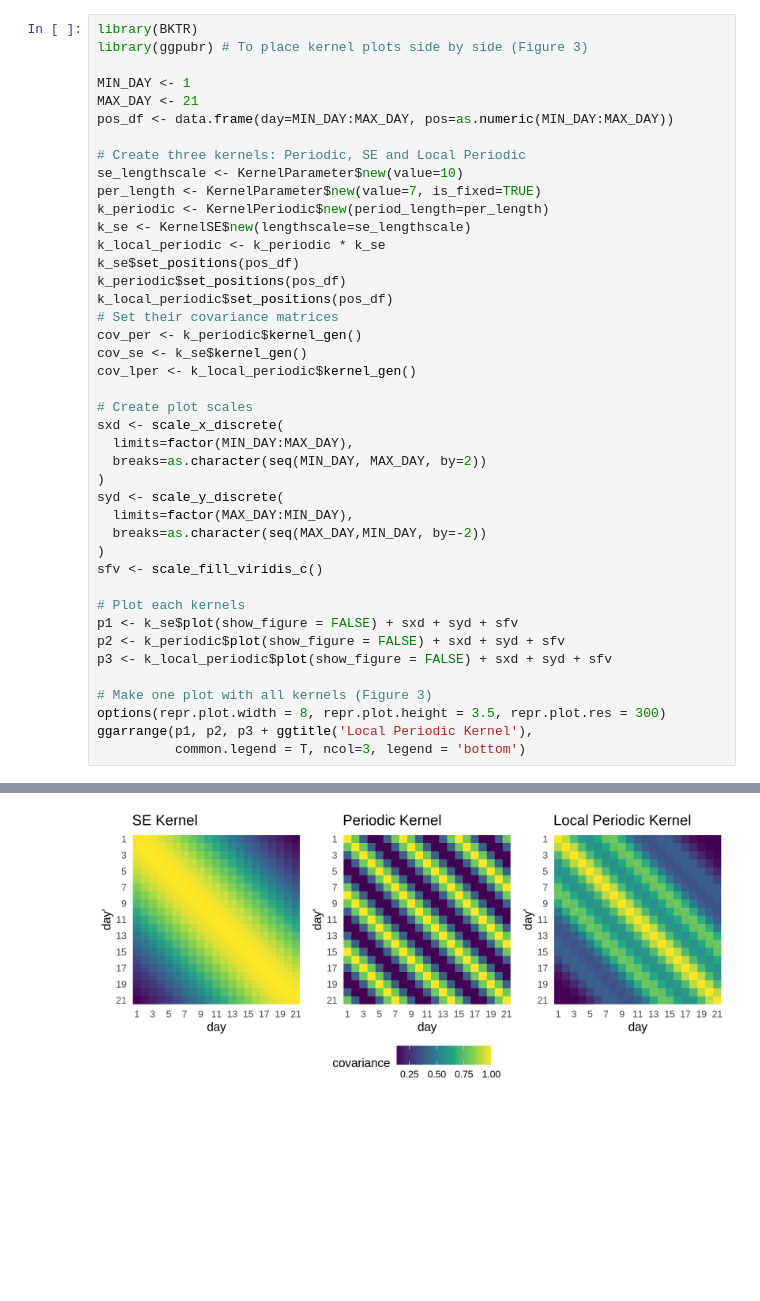
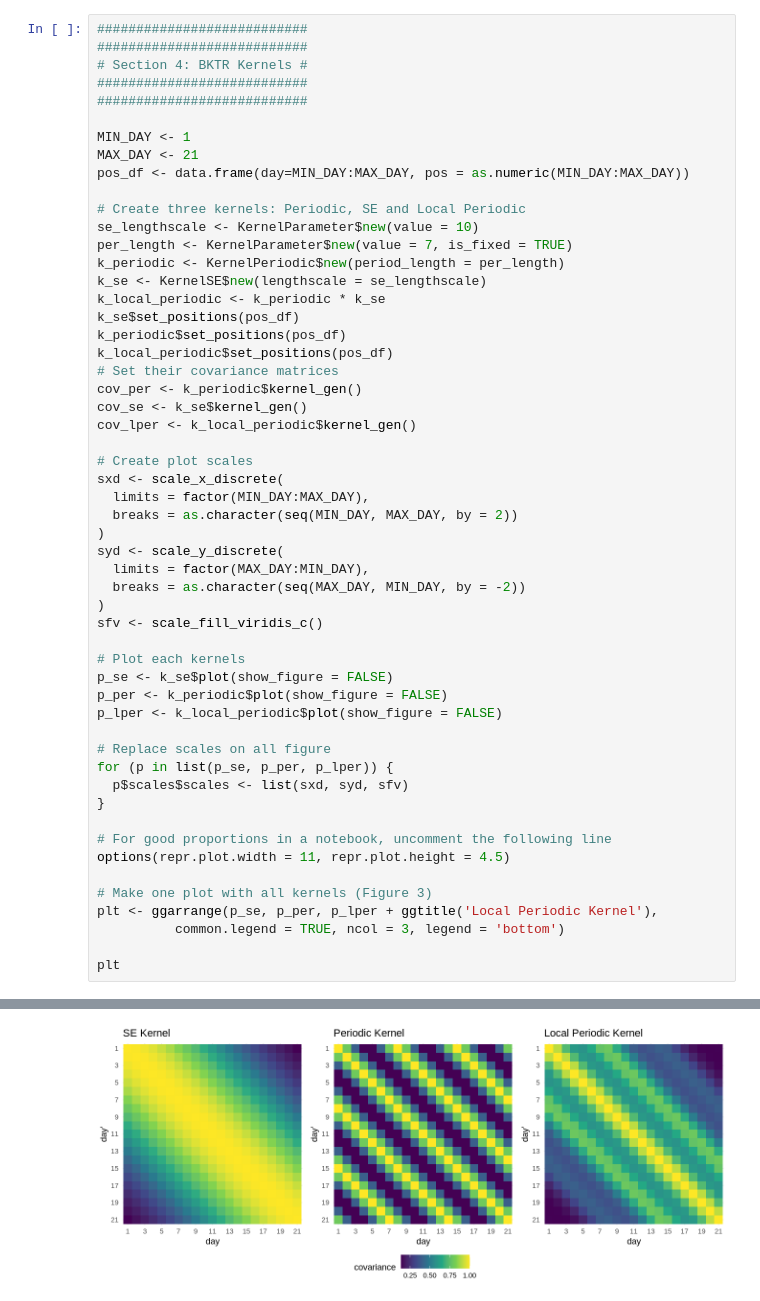
Before and after one commit to julien-hec/bktr-examples, a Jupyter notebook: BKTR_Sec_4_R_NB.ipynb, the cells around one changed output, grey strips where cells are left out. Cells and saved outputs as stored; diff of their text form; blank space fills up the shorter version.

Commit message:
Added 0.2.0 replication scripts and notebooks

```diff
--- a/BKTR_Sec_4_R_NB.ipynb
+++ b/BKTR_Sec_4_R_NB.ipynb
@@ -39,16 +80,19 @@ also installing the dependencies ‘numDeriv’, ‘SparseM’, ‘MatrixModels
 # %%
-library(BKTR)
-library(ggpubr) # To place kernel plots side by side (Figure 3)
+###########################
+###########################
+# Section 4: BKTR Kernels #
+###########################
+###########################
 
 MIN_DAY <- 1
 MAX_DAY <- 21
-pos_df <- data.frame(day=MIN_DAY:MAX_DAY, pos=as.numeric(MIN_DAY:MAX_DAY))
+pos_df <- data.frame(day=MIN_DAY:MAX_DAY, pos = as.numeric(MIN_DAY:MAX_DAY))
 
 # Create three kernels: Periodic, SE and Local Periodic
-se_lengthscale <- KernelParameter$new(value=10)
-per_length <- KernelParameter$new(value=7, is_fixed=TRUE)
-k_periodic <- KernelPeriodic$new(period_length=per_length)
-k_se <- KernelSE$new(lengthscale=se_lengthscale)
+se_lengthscale <- KernelParameter$new(value = 10)
+per_length <- KernelParameter$new(value = 7, is_fixed = TRUE)
+k_periodic <- KernelPeriodic$new(period_length = per_length)
+k_se <- KernelSE$new(lengthscale = se_lengthscale)
 k_local_periodic <- k_periodic * k_se
 k_se$set_positions(pos_df)
 k_periodic$set_positions(pos_df)
@@ -60,22 +104,31 @@ cov_lper <- k_local_periodic$kernel_gen()
 
 # Create plot scales
 sxd <- scale_x_discrete(
-  limits=factor(MIN_DAY:MAX_DAY),
-  breaks=as.character(seq(MIN_DAY, MAX_DAY, by=2))
+  limits = factor(MIN_DAY:MAX_DAY),
+  breaks = as.character(seq(MIN_DAY, MAX_DAY, by = 2))
 )
 syd <- scale_y_discrete(
-  limits=factor(MAX_DAY:MIN_DAY),
-  breaks=as.character(seq(MAX_DAY,MIN_DAY, by=-2))
+  limits = factor(MAX_DAY:MIN_DAY),
+  breaks = as.character(seq(MAX_DAY, MIN_DAY, by = -2))
 )
 sfv <- scale_fill_viridis_c()
 
 # Plot each kernels
-p1 <- k_se$plot(show_figure = FALSE) + sxd + syd + sfv
-p2 <- k_periodic$plot(show_figure = FALSE) + sxd + syd + sfv
-p3 <- k_local_periodic$plot(show_figure = FALSE) + sxd + syd + sfv
+p_se <- k_se$plot(show_figure = FALSE)
+p_per <- k_periodic$plot(show_figure = FALSE)
+p_lper <- k_local_periodic$plot(show_figure = FALSE)
+
+# Replace scales on all figure
+for (p in list(p_se, p_per, p_lper)) {
+  p$scales$scales <- list(sxd, syd, sfv)
+}
+
+# For good proportions in a notebook, uncomment the following line
+options(repr.plot.width = 11, repr.plot.height = 4.5)
 
 # Make one plot with all kernels (Figure 3)
-options(repr.plot.width = 8, repr.plot.height = 3.5, repr.plot.res = 300)
-ggarrange(p1, p2, p3 + ggtitle('Local Periodic Kernel'),
-          common.legend = T, ncol=3, legend = 'bottom')
+plt <- ggarrange(p_se, p_per, p_lper + ggtitle('Local Periodic Kernel'),
+          common.legend = TRUE, ncol = 3, legend = 'bottom')
+
+plt
 # %% [output]
@@ -94 +135 @@ Adding another scale for y, which will replace the existing scale.
-[figure, old version]
+[figure, new version]
```
Also changed, not shown: parts of 14 cells of this notebook, 13 other files.
